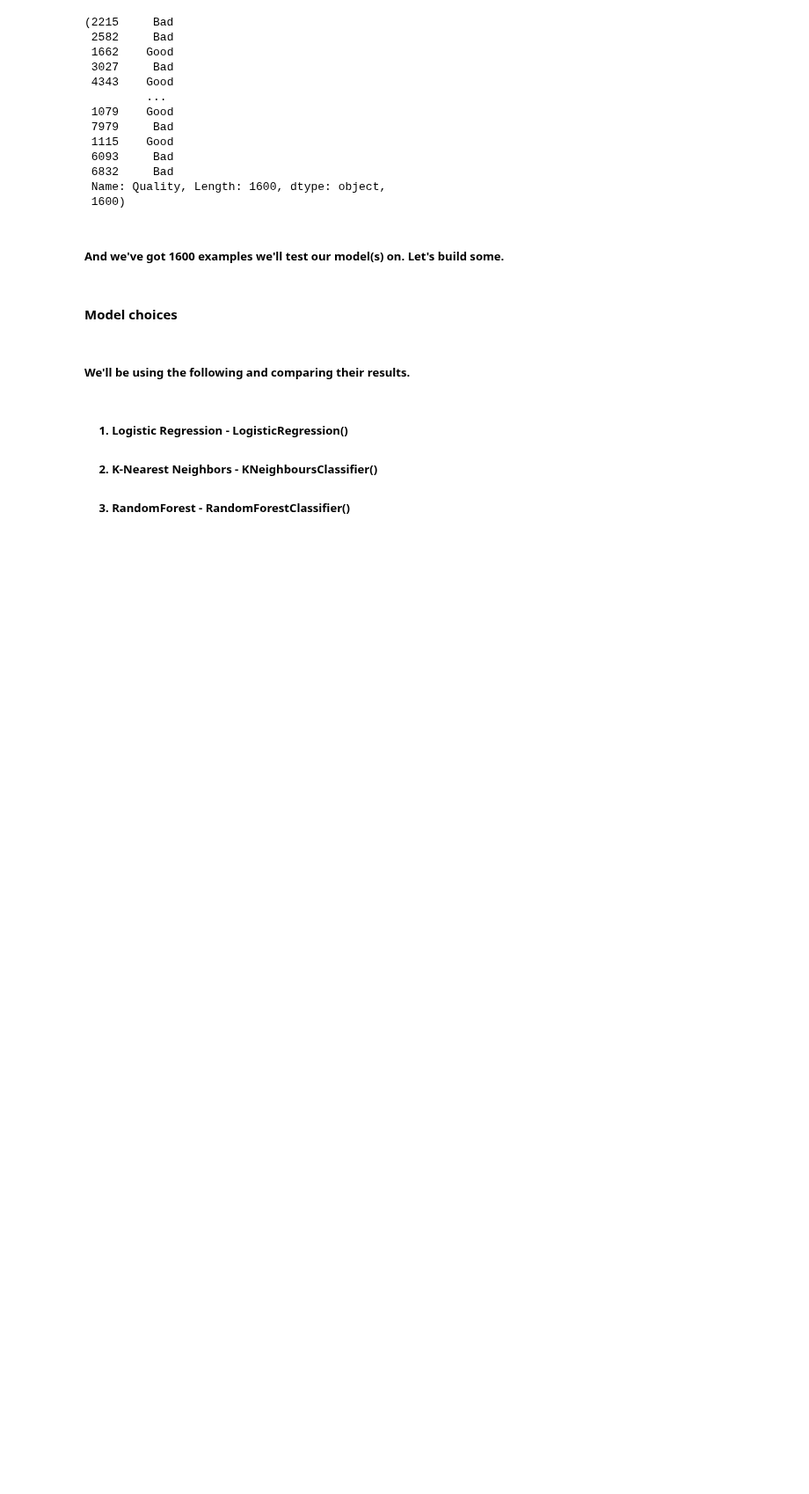
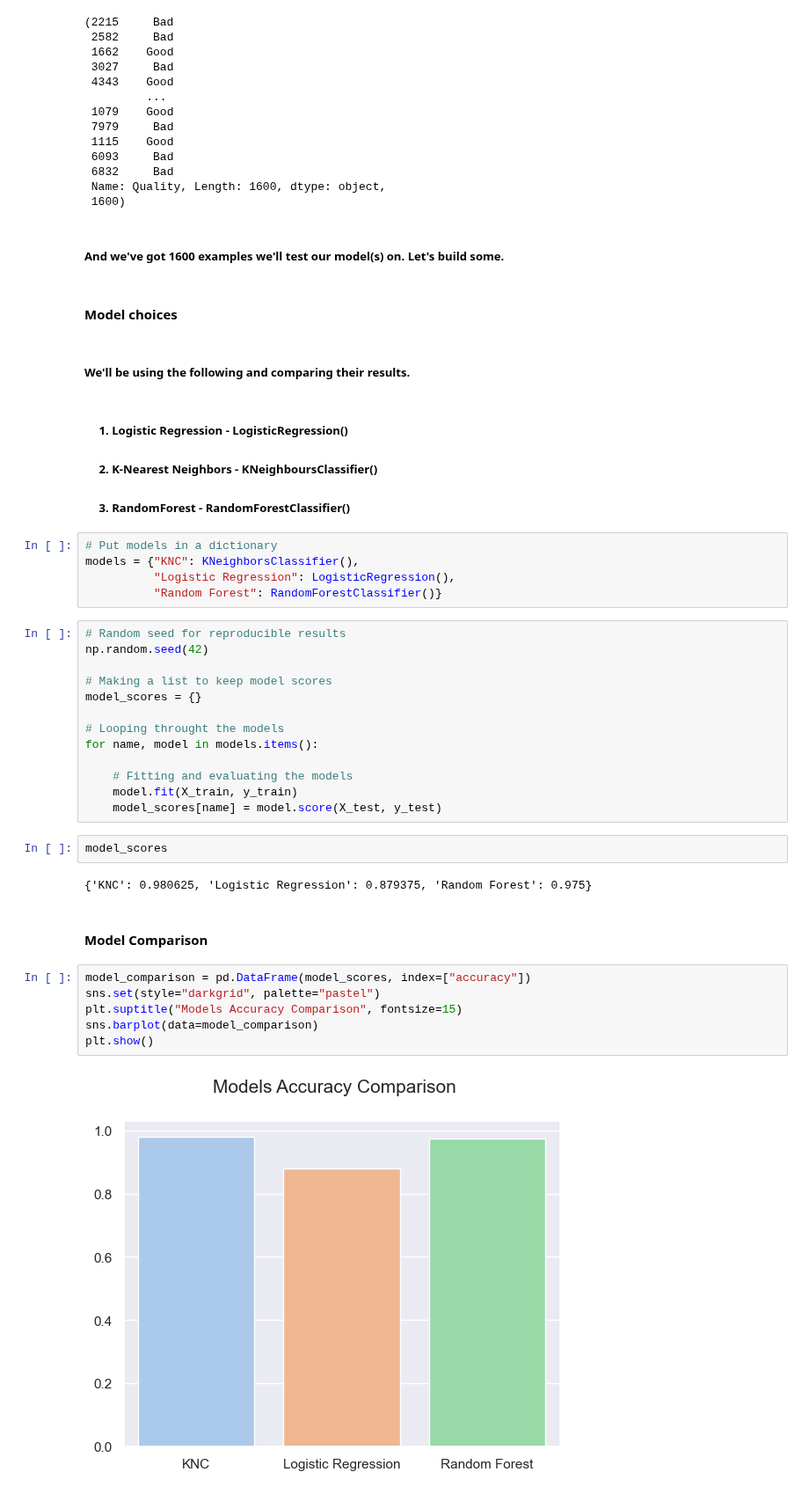
Before and after one commit to alonsobern/Data-Mining-Machine-Learning, a Jupyter notebook: Banana Quality/Banana_Quality.ipynb, the cells around one changed output. Shown at 88% size. Cells and saved outputs as stored; diff of their text form; blank space fills up the shorter version.

```diff
--- a/Banana Quality/Banana_Quality.ipynb
+++ b/Banana Quality/Banana_Quality.ipynb
@@ -410,3 +413,35 @@ y_test, len(y_test)
 ##### &emsp; 1. Logistic Regression - **LogisticRegression()**
 ##### &emsp; 2. K-Nearest Neighbors - **KNeighboursClassifier()**
 ##### &emsp; 3. RandomForest - **RandomForestClassifier()**
+# %%
+# Put models in a dictionary
+models = {"KNC": KNeighborsClassifier(),
+          "Logistic Regression": LogisticRegression(),
+          "Random Forest": RandomForestClassifier()}
+# %%
+# Random seed for reproducible results
+np.random.seed(42)
+
+# Making a list to keep model scores
+model_scores = {}
+
+# Looping throught the models
+for name, model in models.items():
+
+    # Fitting and evaluating the models
+    model.fit(X_train, y_train)
+    model_scores[name] = model.score(X_test, y_test)
+# %%
+model_scores
+# %% [output]
+{'KNC': 0.980625, 'Logistic Regression': 0.879375, 'Random Forest': 0.975}
+# %% [markdown]
+#### **Model Comparison**
+# %%
+model_comparison = pd.DataFrame(model_scores, index=["accuracy"])
+sns.set(style="darkgrid", palette="pastel")
+plt.suptitle("Models Accuracy Comparison", fontsize=15)
+sns.barplot(data=model_comparison)
+plt.show()
+# %% [output]
+[figure, added]
```
Also changed, not shown: parts of 2 cells of this notebook.
